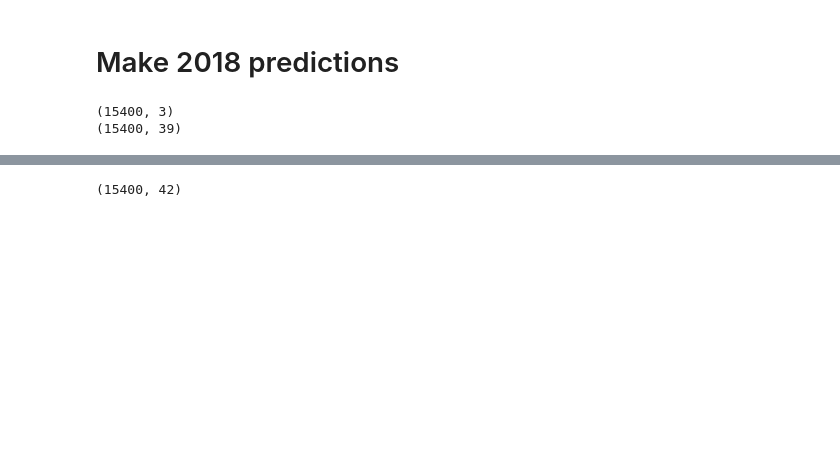
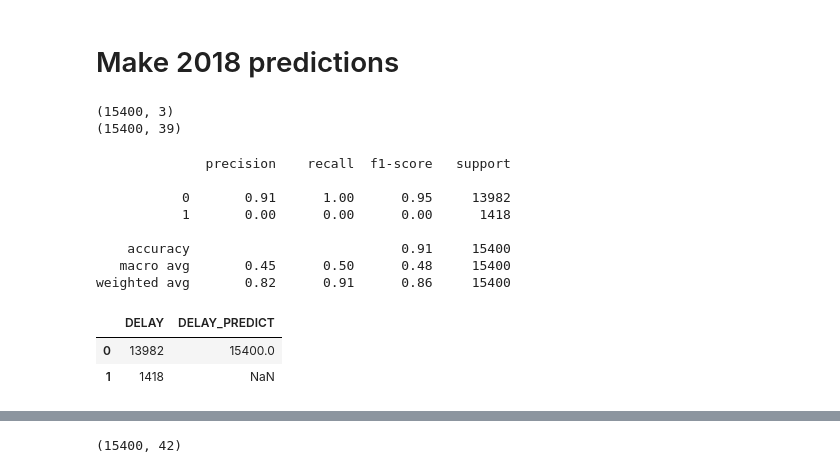
Before and after one commit to NicoleLund/flight_delay_prediction, a Jupyter notebook: data_manipulation_modeling/model_best_fit/random_forest_model_v2.ipynb, the cells around one changed output, grey strips where cells are left out. Cells and saved outputs as stored; diff of their text form; code cells hidden in the pictures; blank space fills up the shorter version.

```diff
--- a/data_manipulation_modeling/model_best_fit/random_forest_model_v2.ipynb
+++ b/data_manipulation_modeling/model_best_fit/random_forest_model_v2.ipynb
@@ -621,6 +647,24 @@ print(df_2018_predict.shape)
 # %% [output]
 (15400, 3)
 (15400, 39)
+# %%
+# Review delay predictions
+results_2018_delayed = pd.DataFrame({ \
+            "DELAY": df_2018_predictions.DELAY, "DELAY_PREDICT": predictions_2018[:,2]})
+print(classification_report(df_2018_predictions.DELAY, predictions_2018[:,2]))
+results_2018_delayed.apply(pd.value_counts)
+# %% [output]
+              precision    recall  f1-score   support
+
+           0       0.91      1.00      0.95     13982
+           1       0.00      0.00      0.00      1418
+
+    accuracy                           0.91     15400
+   macro avg       0.45      0.50      0.48     15400
+weighted avg       0.82      0.91      0.86     15400
+|  | DELAY | DELAY_PREDICT |
+| 0 | 13982 | 15400.0 |
+| 1 | 1418 | NaN |
 # %%
 # Create DataFrame of predictions
 predictions_2018_df = pd.DataFrame({ \
```
Also changed, not shown: parts of 24 cells of this notebook, 1 other file.
